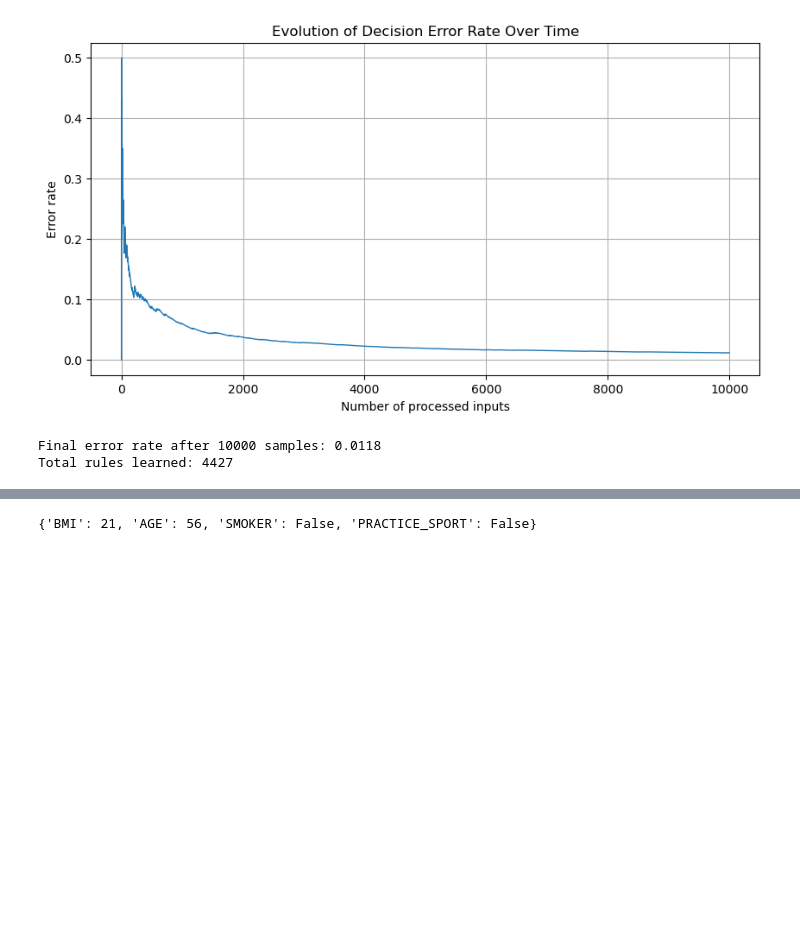
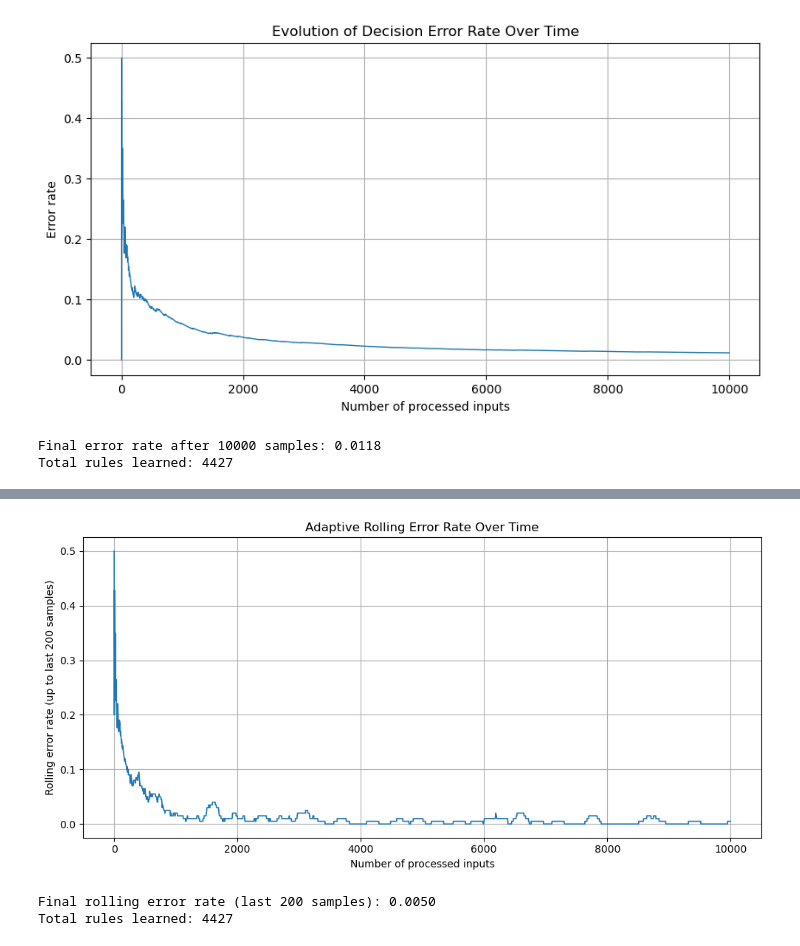
Before and after one commit to MauroLeidi/BaselHack25, a Jupyter notebook: code/2_rules_handling/rules_handling.ipynb, the cells around one changed output, grey strips where cells are left out. Saved outputs shown, nothing was run; the diff lists cells and outputs as text; code cells hidden in the pictures; blank space fills up the shorter version.

Commit message:
improve plotting with rolling window

```diff
--- a/code/2_rules_handling/rules_handling.ipynb
+++ b/code/2_rules_handling/rules_handling.ipynb
@@ -188,4 +217,65 @@ Total rules learned: 4427
 # %%
-x_input
+import matplotlib.pyplot as plt
+from tqdm import tqdm
+
+# --------------------------------------------------
+# 6. Simulation
+# --------------------------------------------------
+np.random.seed(42)
+n_samples = 10000
+
+rules_data = [
+    [22, 25, False, True,  "accepted", "nothing special, young healthy non-smoker practicing sport"],
+    [30, 45, True,  False, "accepted with extra charge", "smoker with moderate BMI, increased premium risk"],
+    [27, 35, False, False, "need for additional information", "unclear risk profile, needs more info"],
+    [35, 55, True,  False, "rejected", "rejected because of too high risk due to age and smoking"],
+    [19, 20, False, True,  "accepted", "nothing special, fit young individual"],
+    [25, 40, True,  True,  "accepted with extra charge", "smoker despite doing sports, small surcharge"]
+]
+
+rules_df = pd.DataFrame(rules_data, columns=columns)
+
+# Generate random inputs
+inputs = pd.DataFrame({
+    'BMI': np.random.randint(15, 40, n_samples),
+    'AGE': np.random.randint(18, 70, n_samples),
+    'SMOKER': np.random.choice([True, False], n_samples),
+    'PRACTICE_SPORT': np.random.choice([True, False], n_samples)
+})
+
+error_flags = []
+
+for i, row in tqdm(inputs.iterrows(), total=n_samples, desc="Simulating"):
+    x_input = row.to_dict()
+    decision, ideal, rules_df = decide_and_learn(rules_df, x_input)
+    error_flags.append(1 if decision != ideal else 0)
+
+# --------------------------------------------------
+# 7. Rolling Error Rate (adaptive)
+# --------------------------------------------------
+window_size = 200
+# Compute rolling mean, allowing smaller windows at the start
+rolling_error = pd.Series(error_flags).rolling(window=window_size, min_periods=1).mean()
+
+# --------------------------------------------------
+# 8. Plot Error Evolution
+# --------------------------------------------------
+plt.figure(figsize=(10, 5))
+
+# Remove the first data point (index 0)
+rolling_error_trimmed = rolling_error.iloc[1:]
+
+plt.plot(rolling_error_trimmed.index, rolling_error_trimmed.values, linewidth=1.2)
+plt.xlabel("Number of processed inputs")
+plt.ylabel(f"Rolling error rate (up to last {window_size} samples)")
+plt.title("Adaptive Rolling Error Rate Over Time")
+plt.grid(True)
+plt.tight_layout()
+plt.show()
+
+print(f"Final rolling error rate (last {window_size} samples): {rolling_error_trimmed.iloc[-1]:.4f}")
+print(f"Total rules learned: {len(rules_df)}")
 # %% [output]
+[figure, added]
-{'BMI': 21, 'AGE': 56, 'SMOKER': False, 'PRACTICE_SPORT': False}
+Final rolling error rate (last 200 samples): 0.0050
+Total rules learned: 4427
```
Also changed, not shown: parts of 5 cells of this notebook.
